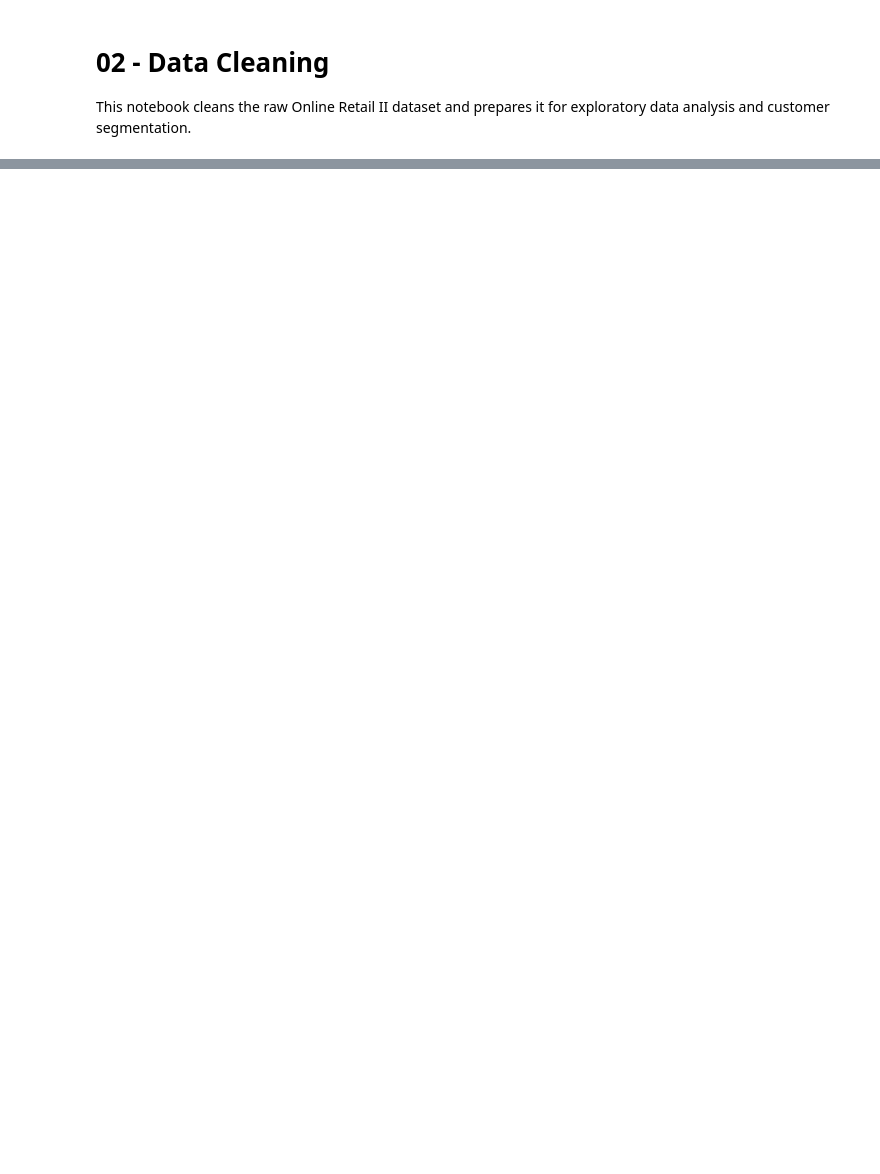
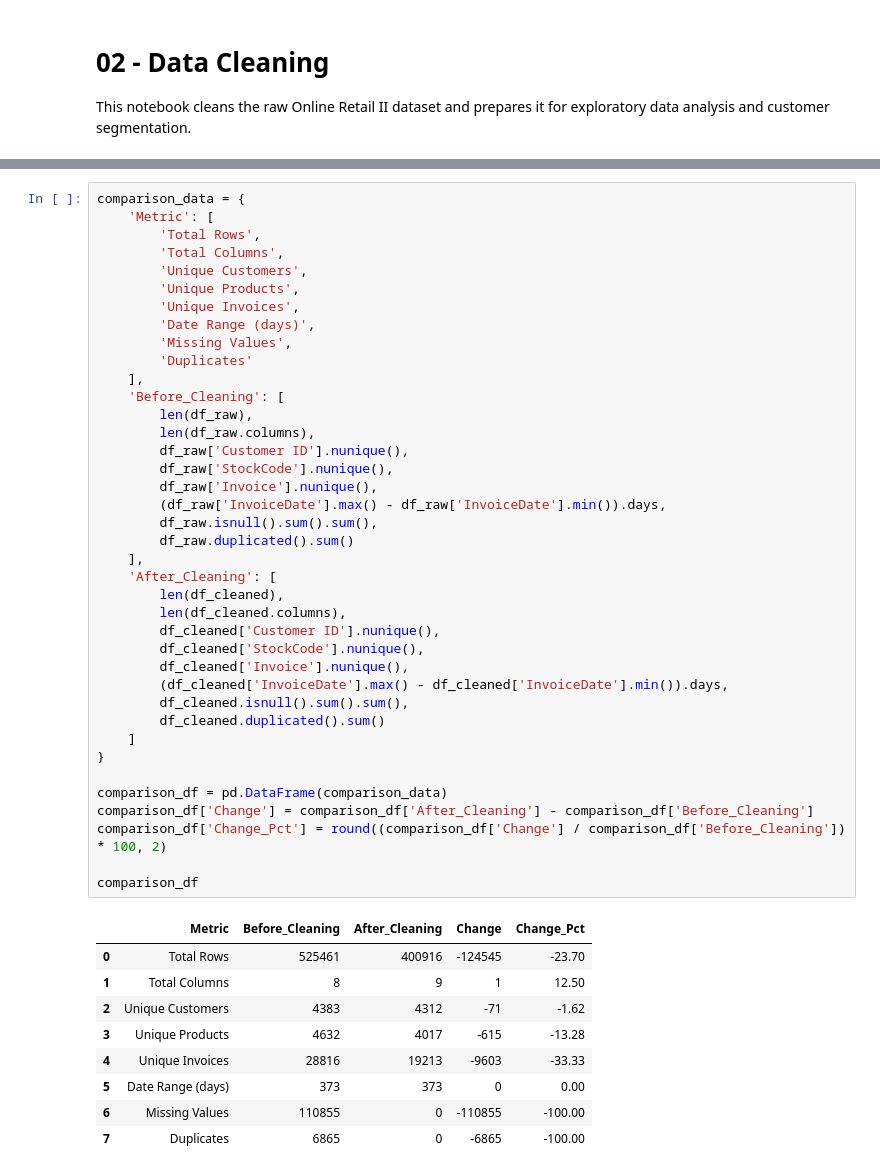
Before and after one commit to cdpratik/ml_02_customer-segmentation-kmeans-pca, a Jupyter notebook: notebooks/02_data_cleaning.ipynb, the cells around one changed output, grey strips where cells are left out. Drawn from its saved outputs; the diff is of its cells as text; blank space fills up the shorter version.

```diff
--- a/notebooks/02_data_cleaning.ipynb
+++ b/notebooks/02_data_cleaning.ipynb
@@ -596,0 +216,49 @@ Total revenue: £8,798,233.74
+# %%
+comparison_data = {
+    'Metric': [
+        'Total Rows',
+        'Total Columns',
+        'Unique Customers',
+        'Unique Products',
+        'Unique Invoices',
+        'Date Range (days)',
+        'Missing Values',
+        'Duplicates'
+    ],
+    'Before_Cleaning': [
+        len(df_raw),
+        len(df_raw.columns),
+        df_raw['Customer ID'].nunique(),
+        df_raw['StockCode'].nunique(),
+        df_raw['Invoice'].nunique(),
+        (df_raw['InvoiceDate'].max() - df_raw['InvoiceDate'].min()).days,
+        df_raw.isnull().sum().sum(),
+        df_raw.duplicated().sum()
+    ],
+    'After_Cleaning': [
+        len(df_cleaned),
+        len(df_cleaned.columns),
+        df_cleaned['Customer ID'].nunique(),
+        df_cleaned['StockCode'].nunique(),
+        df_cleaned['Invoice'].nunique(),
+        (df_cleaned['InvoiceDate'].max() - df_cleaned['InvoiceDate'].min()).days,
+        df_cleaned.isnull().sum().sum(),
+        df_cleaned.duplicated().sum()
+    ]
+}
+
+comparison_df = pd.DataFrame(comparison_data)
+comparison_df['Change'] = comparison_df['After_Cleaning'] - comparison_df['Before_Cleaning']
+comparison_df['Change_Pct'] = round((comparison_df['Change'] / comparison_df['Before_Cleaning']) * 100, 2)
+
+comparison_df
+# %% [output]
+|  | Metric | Before_Cleaning | After_Cleaning | Change | Change_Pct |
+| 0 | Total Rows | 525461 | 400916 | -124545 | -23.70 |
+| 1 | Total Columns | 8 | 9 | 1 | 12.50 |
+| 2 | Unique Customers | 4383 | 4312 | -71 | -1.62 |
+| 3 | Unique Products | 4632 | 4017 | -615 | -13.28 |
+| 4 | Unique Invoices | 28816 | 19213 | -9603 | -33.33 |
+| 5 | Date Range (days) | 373 | 373 | 0 | 0.00 |
+| 6 | Missing Values | 110855 | 0 | -110855 | -100.00 |
+| 7 | Duplicates | 6865 | 0 | -6865 | -100.00 |
```
Also changed, not shown: parts of 37 cells of this notebook, 5 other files.
